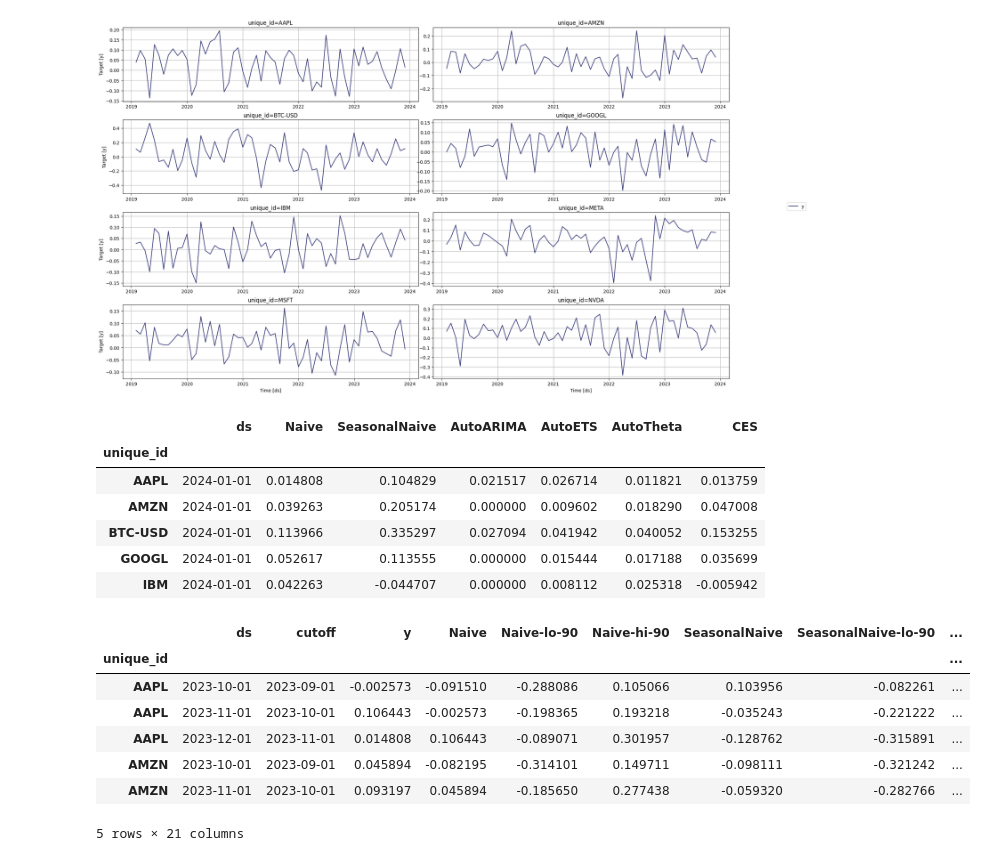
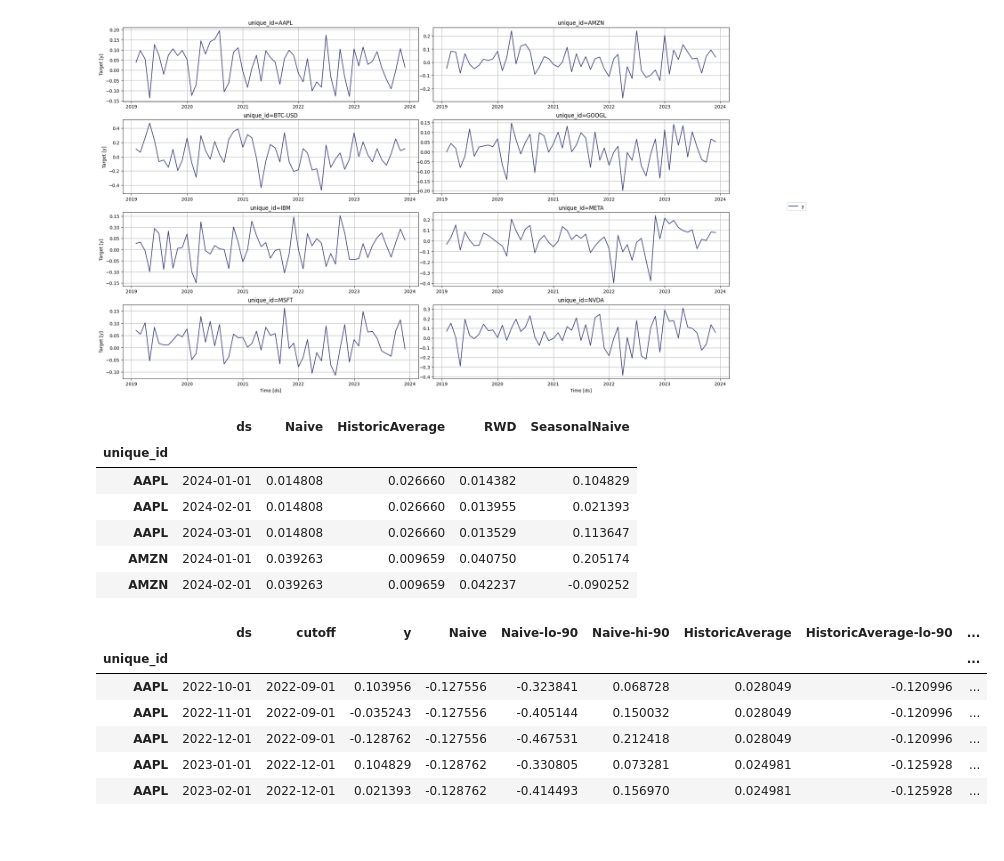
Before and after one commit to marcosherediapimienta/GenerativeAI_TimeSeries, a Jupyter notebook: Baseline_model(monthly).ipynb, the cells around one changed output. Cells and saved outputs as stored; diff of their text form; code cells hidden in the pictures.

```diff
--- a/Baseline_model(monthly).ipynb
+++ b/Baseline_model(monthly).ipynb
@@ -59,17 +52,14 @@ StatsForecast.plot(Y_df)
 # %% [output]
 [figure]
 # %%
-season_length = 12 # Define season length as 12 months for monthly data
-horizon = 1 # Forecast horizon is set to 1 month
+season_length=12
+horizon = 3
 
-# Define a list of models for forecasting
 models = [
     Naive(),
+    HistoricAverage(),
+    RandomWalkWithDrift(),
     SeasonalNaive(season_length=season_length),
-    AutoARIMA(season_length=season_length), # ARIMA model with automatic order selection and seasonal component
-    AutoETS(season_length=season_length), # ETS model with automatic error, trend, and seasonal component
-    AutoTheta(season_length=season_length), # Theta model with automatic seasonality detection
-    AutoCES(season_length=season_length), # CES model with automatic seasonality detection
 ]
 
 # Instantiate StatsForecast class with models, data frequency ('MS' for monthly),
@@ -84,22 +74,21 @@ sf = StatsForecast(
 Y_hat_df = sf.forecast(df=Y_df, h=horizon) # forecast data
 Y_hat_df.head()
 # %% [output]
-|  | ds | Naive | SeasonalNaive | AutoARIMA | AutoETS | AutoTheta | CES |
-| unique_id |  |  |  |  |  |  |  |
-| AAPL | 2024-01-01 | 0.014808 | 0.104829 | 0.021517 | 0.026714 | 0.011821 | 0.013759 |
-| AMZN | 2024-01-01 | 0.039263 | 0.205174 | 0.000000 | 0.009602 | 0.018290 | 0.047008 |
-| BTC-USD | 2024-01-01 | 0.113966 | 0.335297 | 0.027094 | 0.041942 | 0.040052 | 0.153255 |
-| GOOGL | 2024-01-01 | 0.052617 | 0.113555 | 0.000000 | 0.015444 | 0.017188 | 0.035699 |
-| IBM | 2024-01-01 | 0.042263 | -0.044707 | 0.000000 | 0.008112 | 0.025318 | -0.005942 |
+|  | ds | Naive | HistoricAverage | RWD | SeasonalNaive |
+| unique_id |  |  |  |  |  |
+| AAPL | 2024-01-01 | 0.014808 | 0.026660 | 0.014382 | 0.104829 |
+| AAPL | 2024-02-01 | 0.014808 | 0.026660 | 0.013955 | 0.021393 |
+| AAPL | 2024-03-01 | 0.014808 | 0.026660 | 0.013529 | 0.113647 |
+| AMZN | 2024-01-01 | 0.039263 | 0.009659 | 0.040750 | 0.205174 |
+| AMZN | 2024-02-01 | 0.039263 | 0.009659 | 0.042237 | -0.090252 |
 # %%
-cv_df = sf.cross_validation(df=Y_df, h=horizon, n_windows=3, step_size=horizon, level=[90])
+cv_df = sf.cross_validation(df=Y_df, h=horizon, n_windows=5, step_size=horizon, level=[90])
 cv_df.head()
 # %% [output]
-|  | ds | cutoff | y | Naive | Naive-lo-90 | Naive-hi-90 | SeasonalNaive | SeasonalNaive-lo-90 | ... |
+|  | ds | cutoff | y | Naive | Naive-lo-90 | Naive-hi-90 | HistoricAverage | HistoricAverage-lo-90 | ... |
 | unique_id |  |  |  |  |  |  |  |  | ... |
-| AAPL | 2023-10-01 | 2023-09-01 | -0.002573 | -0.091510 | -0.288086 | 0.105066 | 0.103956 | -0.082261 | ... |
-| AAPL | 2023-11-01 | 2023-10-01 | 0.106443 | -0.002573 | -0.198365 | 0.193218 | -0.035243 | -0.221222 | ... |
-| AAPL | 2023-12-01 | 2023-11-01 | 0.014808 | 0.106443 | -0.089071 | 0.301957 | -0.128762 | -0.315891 | ... |
-| AMZN | 2023-10-01 | 2023-09-01 | 0.045894 | -0.082195 | -0.314101 | 0.149711 | -0.098111 | -0.321242 | ... |
-| AMZN | 2023-11-01 | 2023-10-01 | 0.093197 | 0.045894 | -0.185650 | 0.277438 | -0.059320 | -0.282766 | ... |
+| AAPL | 2022-10-01 | 2022-09-01 | 0.103956 | -0.127556 | -0.323841 | 0.068728 | 0.028049 | -0.120996 | ... |
+| AAPL | 2022-11-01 | 2022-09-01 | -0.035243 | -0.127556 | -0.405144 | 0.150032 | 0.028049 | -0.120996 | ... |
+| AAPL | 2022-12-01 | 2022-09-01 | -0.128762 | -0.127556 | -0.467531 | 0.212418 | 0.028049 | -0.120996 | ... |
+| AAPL | 2023-01-01 | 2022-12-01 | 0.104829 | -0.128762 | -0.330805 | 0.073281 | 0.024981 | -0.125928 | ... |
+| AAPL | 2023-02-01 | 2022-12-01 | 0.021393 | -0.128762 | -0.414493 | 0.156970 | 0.024981 | -0.125928 | ... |
-5 rows × 21 columns
```
Also changed, not shown: parts of 8 cells of this notebook.
